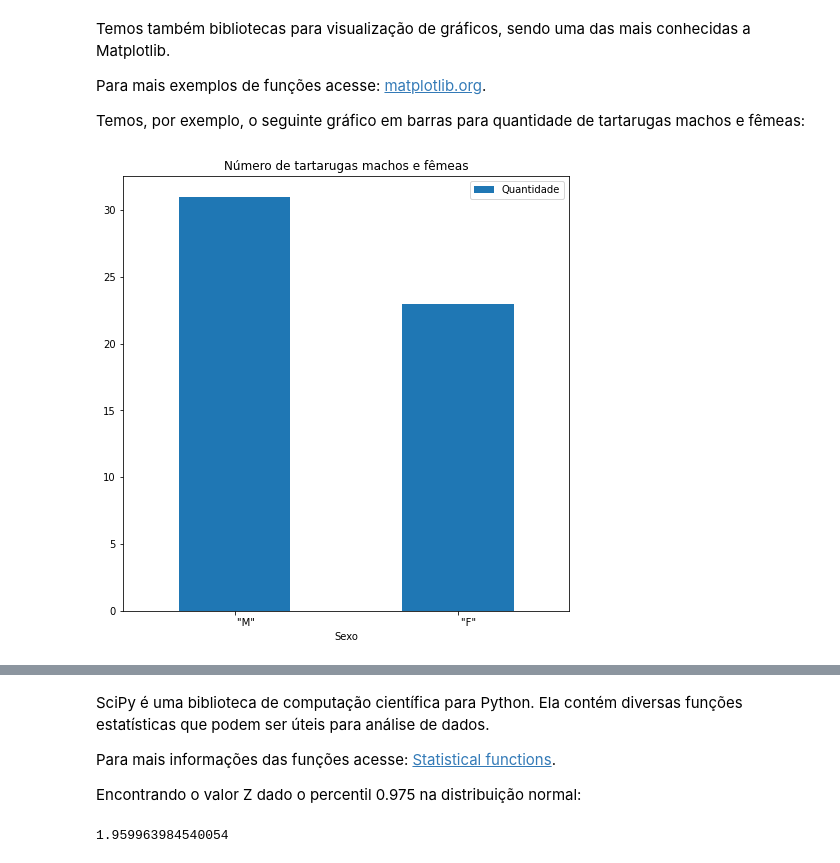
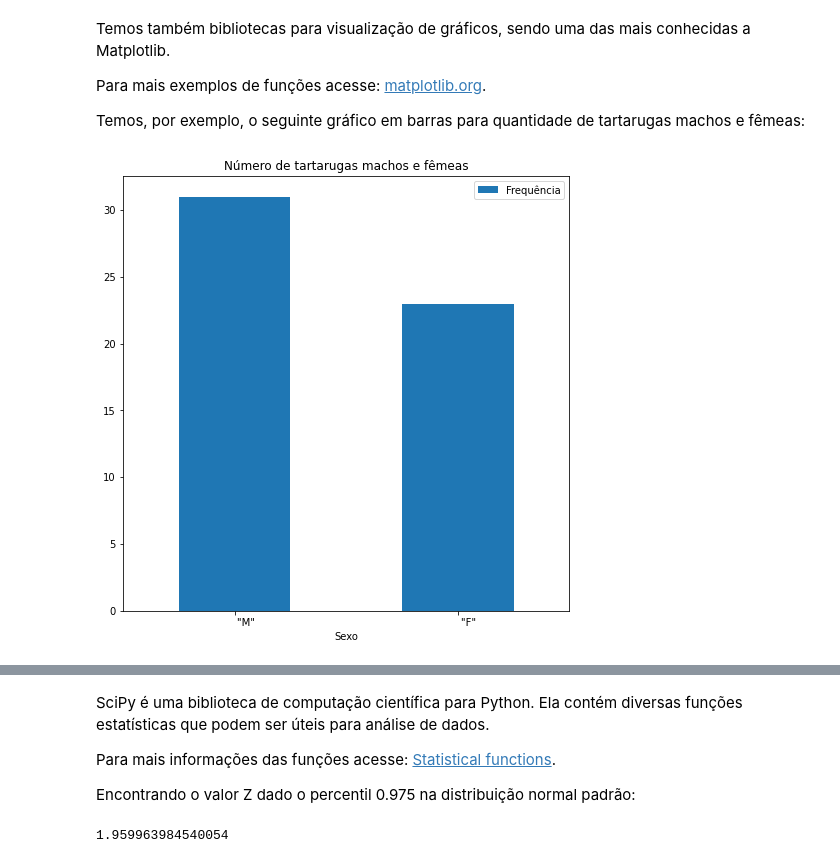
Before and after one commit to brenoslivio/StatisticsTutoring, a Jupyter notebook: Monitoria_Aula_Pratica.ipynb, the cells around one changed output, grey strips where cells are left out. Saved outputs shown, nothing was run; the diff lists cells and outputs as text; code cells hidden in the pictures.

```diff
--- a/Monitoria_Aula_Pratica.ipynb
+++ b/Monitoria_Aula_Pratica.ipynb
@@ -69,22 +69,22 @@ Temos, por exemplo, o seguinte gráfico em barras para quantidade de tartarugas
 # %%
 import matplotlib.pyplot as plt
 
 # Frequência para cada tipo único da variável SEX
 sex = dadosTartaruga['SEX'].value_counts().to_frame().reset_index()
 
 # Nome para as colunas
-sex.columns = ['Sexo', 'Quantidade']
+sex.columns = ['Sexo', 'Frequência']
 
 # Gráfico em barras
-sex.plot.bar(x = 'Sexo', y = 'Quantidade', rot = 0, title = "Número de tartarugas machos e fêmeas");
+sex.plot.bar(x = 'Sexo', y = 'Frequência', rot = 0, title = "Número de tartarugas machos e fêmeas");
 
 # Configurações da parte gráfica
 fig = plt.gcf()
 fig.set_size_inches(8, 8) # Tamanho da imagem
 
 plt.show();
 # %% [output]
-[figure, old version]
+[figure, new version]
 # %% [markdown]
 #### ![SciPy](https://www.firelinescience.com/wp-content/uploads/2019/09/SciPy-Logo.png)
 # %% [markdown]
@@ -92,7 +92,7 @@ SciPy é uma biblioteca de computação científica para Python. Ela contém div
 
 Para mais informações das funções acesse: [Statistical functions](https://docs.scipy.org/doc/scipy/reference/stats.html).
 
-Encontrando o valor Z dado o percentil 0.975 na distribuição normal:
+Encontrando o valor Z dado o percentil 0.975 na distribuição normal padrão:
 # %%
 from scipy import stats
 
```
Also changed, not shown: parts of 27 cells of this notebook, 1 other file.
